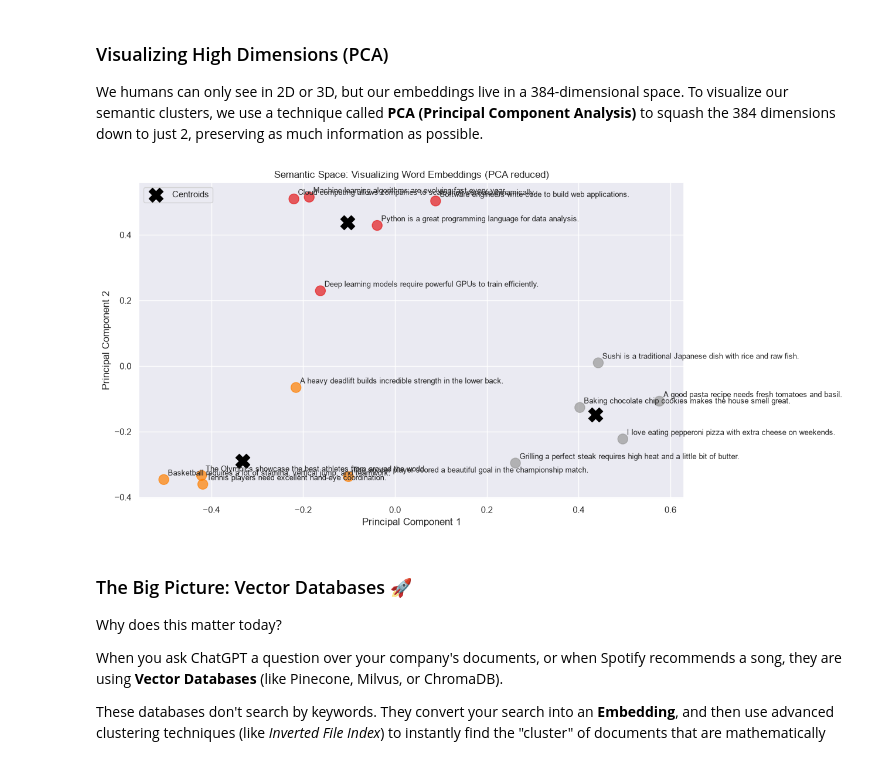
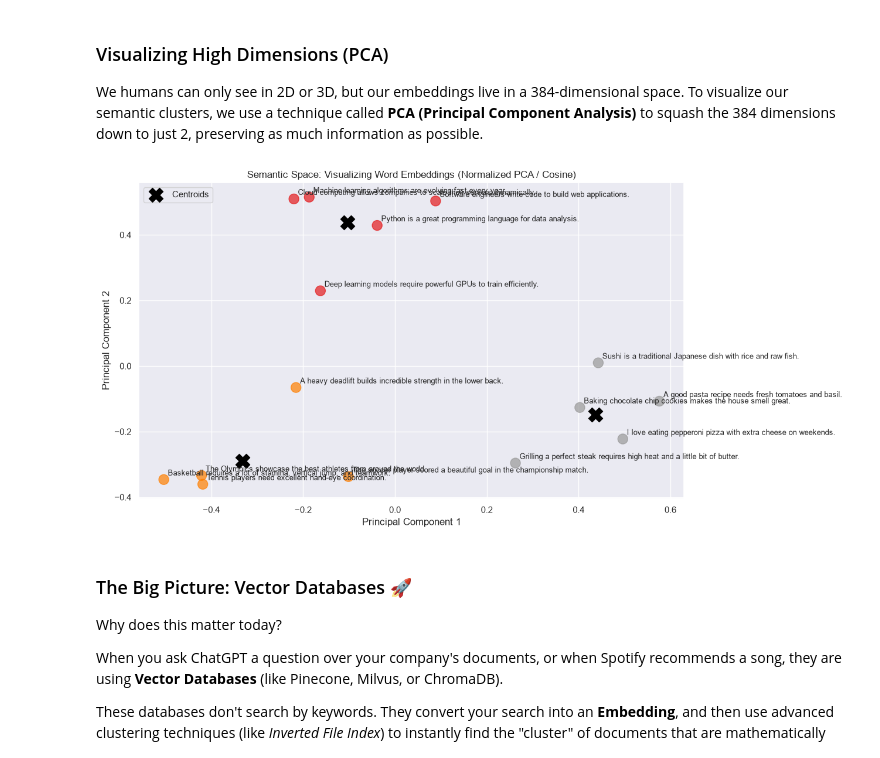
Before and after one commit to gabrielSpassos/ai-sandbox, a Jupyter notebook: clustering-presentation-poc/clustering.ipynb, the cells around one changed output. Drawn from its saved outputs; the diff is of its cells as text; code cells hidden in the pictures.

```diff
--- a/clustering-presentation-poc/clustering.ipynb
+++ b/clustering-presentation-poc/clustering.ipynb
@@ -129,0 +94,37 @@ Preview of the first 5 numbers of the first sentence:
+# %%
+from sentence_transformers import SentenceTransformer
+from sklearn.cluster import KMeans
+from sklearn.preprocessing import normalize
+
+# 1. Load a lightweight, pre-trained AI model to generate embeddings
+model = SentenceTransformer('all-MiniLM-L6-v2')
+
+# 2. Dataset of sentences from 3 different topics (Food, Sports, Tech)
+sentences = [
+    "A good pasta recipe needs fresh tomatoes and basil.",                     # Food
+    "The soccer player scored a beautiful goal in the championship match.",    # Sports
+    "Python is a great programming language for data analysis.",               # Tech
+    "Tennis players need excellent hand-eye coordination.",                    # Sports
+    "Baking chocolate chip cookies makes the house smell great.",              # Food
+    "Machine learning algorithms are evolving fast every year.",               # Tech
+    "The Olympics showcase the best athletes from around the world.",          # Sports
+    "Sushi is a traditional Japanese dish with rice and raw fish.",            # Food
+    "Software engineers write code to build web applications.",                # Tech
+    "Basketball requires a lot of stamina, vertical jump, and teamwork.",      # Sports
+    "I love eating pepperoni pizza with extra cheese on weekends.",            # Food
+    "Cloud computing allows companies to scale their servers dynamically.",    # Tech
+    "A heavy deadlift builds incredible strength in the lower back.",          # Sports
+    "Deep learning models require powerful GPUs to train efficiently.",        # Tech
+    "Grilling a perfect steak requires high heat and a little bit of butter."  # Food
+]
+
+# 3. Translate sentences into 384-dimensional embeddings
+embeddings = model.encode(sentences, device='cpu')
+
+# 🚀 STEP FOR COSINE DISTANCE: Normalize vectors to unit length (L2 norm)
+# When vectors have length = 1, Euclidean distance mathematically equals Cosine distance!
+embeddings_cosine = normalize(embeddings, norm='l2')
+
+print(f"Number of sentences: {len(sentences)}")
+print(f"Vector dimensions: {embeddings.shape[1]}")
+print("Embeddings successfully normalized for Cosine Distance (Spherical K-Means)!\n")
@@ -133,7 +140,7 @@ Now we have 384-dimensional vectors! We can use the exact same K-Means algorithm
 # %%
 # Apply K-Means to our 384-dimensional text embeddings
 kmeans_nlp = KMeans(n_clusters=3, random_state=42, n_init=10)
-kmeans_nlp.fit(embeddings)
+kmeans_nlp.fit(embeddings_cosine)
 
 # Print the results grouped by their cluster
 clusters = {0: [], 1: [], 2: []}
@@ -170,35 +177,35 @@ We humans can only see in 2D or 3D, but our embeddings live in a 384-dimensional
 # %%
 from sklearn.decomposition import PCA
 
 # Reduce 384 dimensions down to 2 dimensions for visualization
 pca = PCA(n_components=2)
-reduced_embeddings = pca.fit_transform(embeddings)
+reduced_embeddings = pca.fit_transform(embeddings_cosine)
 
 # Transform the 384-dimensional centroids into 2D using the same PCA
 reduced_centroids = pca.transform(kmeans_nlp.cluster_centers_)
 
 # Plot the semantic clusters
 plt.figure(figsize=(12, 7))
 scatter = plt.scatter(reduced_embeddings[:, 0], reduced_embeddings[:, 1],
                       c=kmeans_nlp.labels_, cmap='Set1', s=150, alpha=0.7)
 
 # Plot the centroids on top
 plt.scatter(reduced_centroids[:, 0], reduced_centroids[:, 1],
             c='black', s=300, marker='X', label='Centroids')
 
 # Add the actual sentences as labels to the points
 for i, sentence in enumerate(sentences):
     plt.annotate(sentence,
                  (reduced_embeddings[i, 0], reduced_embeddings[i, 1]),
                  xytext=(5, 5), textcoords='offset points', fontsize=9)
 
-plt.title("Semantic Space: Visualizing Word Embeddings (PCA reduced)")
+plt.title("Semantic Space: Visualizing Word Embeddings (Normalized PCA / Cosine)")
 plt.xlabel("Principal Component 1")
 plt.ylabel("Principal Component 2")
 plt.legend()
 plt.show()
 # %% [output]
-[figure, old version]
+[figure, new version]
 # %% [markdown]
 ### The Big Picture: Vector Databases 🚀
 Why does this matter today?
```
Also changed, not shown: parts of 2 cells of this notebook.
